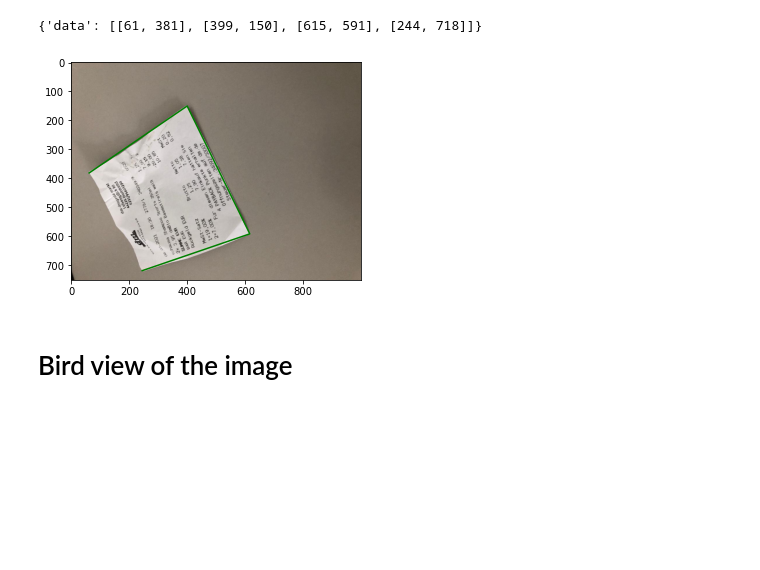
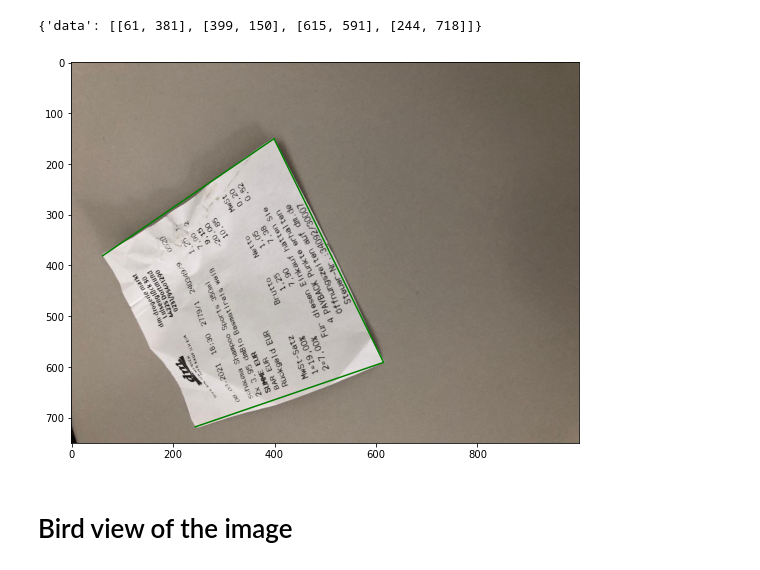
Before and after one commit to rekloud/tinvois-parser, a Jupyter notebook: examples/try endpoints.ipynb, the cells around one changed output. Saved outputs shown, nothing was run; the diff lists cells and outputs as text; code cells hidden in the pictures; blank space fills up the shorter version.

```diff
--- a/examples/try endpoints.ipynb
+++ b/examples/try endpoints.ipynb
@@ -44,10 +40,10 @@ res_edges
 # %% [output]
 {'data': [[61, 381], [399, 150], [615, 591], [244, 718]]}
 # %%
-ax = show_image(img, figsize=None)
+ax = show_image(img)
 show_edges(ax, res_edges['data'])
 # %% [output]
-[figure, old version]
+[figure, new version]
 # %% [markdown]
 # Bird view of the image
 # %%
```
Also changed, not shown: parts of 4 cells of this notebook.
